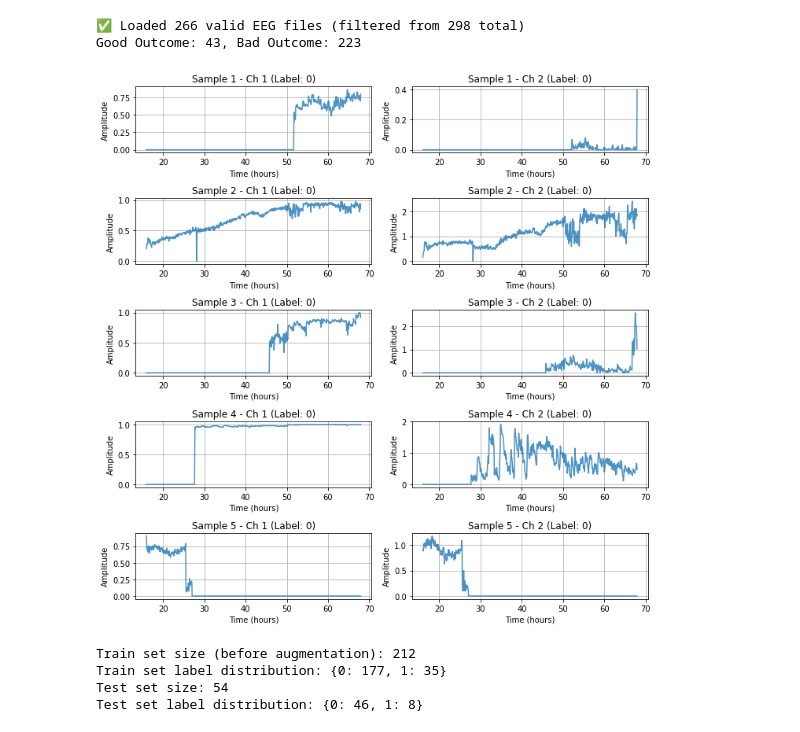
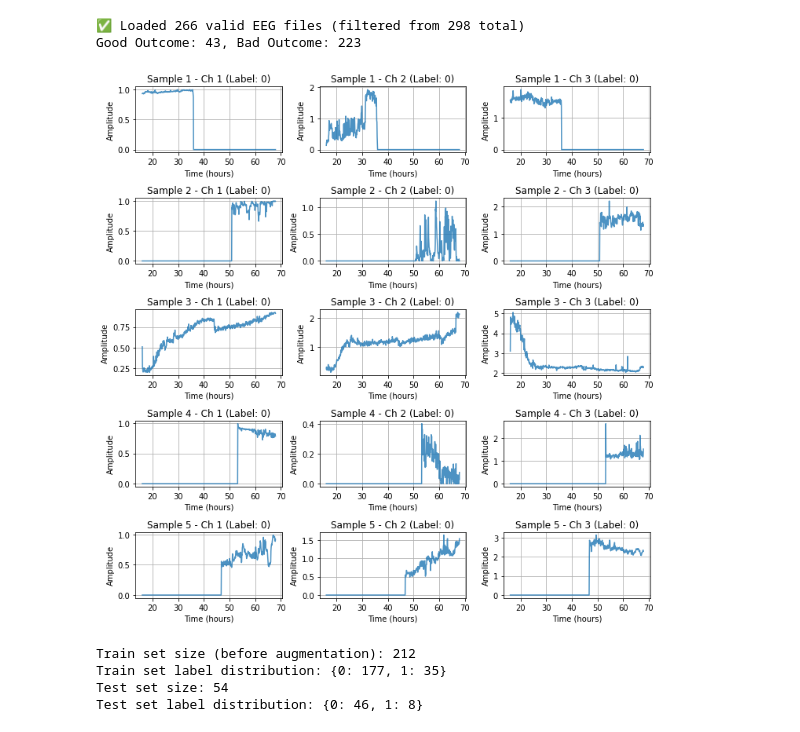
Before and after one commit to Zackary3yin/Spike_data-_VAE, a Jupyter notebook: Modular Training-Multiple Dimension-multiple latent space .ipynb, the cells around one changed output. Drawn from its saved outputs; the diff is of its cells as text; code cells hidden in the pictures.

Commit message:
Update the visualization without padding

```diff
--- a/Modular Training-Multiple Dimension-multiple latent space .ipynb
+++ b/Modular Training-Multiple Dimension-multiple latent space .ipynb
@@ -718,40 +718,40 @@ num_bad_test=1
 #column_names=['BCI', 'BSAR', 'SIQ', 'SIQ_alpha', 'SIQ_beta', 'SIQ_delta', 'SIQ_theta', 'SignalSD','Prob Seizure','spike hz']
 #column_names=['meanskewamp']
 #column_names=['Prob Seizure']
-column_names=['BCI','spike hz']
+column_names=['BCI','spike hz','meanskewamp']
 #column_names=['meanlogentropy']
 
 
 num_eeg_channels=len(column_names)
 
 is_VAEtrain_aug=False
 
 # Define dataset folder paths
 data_folder = '5min_smoothed_data/'  # Replace with the actual data folder path
 valid_outcome_data = 'valid_patients_outcome.csv'
 ssd_file = 'files_art_ssd_fts_predictions.csv'
 
 # Create EEG dataset (labels are not used when training VAE)
 eeg_dataset = EEGDataset(
     data_folder='5min_smoothed_data/',
     outcome_file='valid_patients_outcome.csv',
     ssd_file=ssd_file,
     start_time=start_time,
     target_length=seq_length,
     strategy='padding',
     padding_mode=padding_method,
     use_labels=True,  # Use labels to determine class-based augmentation
     augment=False,  # Enable data augmentation
     num_good=1,
     num_bad=1,
     column_names=column_names
 )
 
 visualize_augmented_samples(eeg_dataset, num_samples=5)  # Random Visualize 5 sapmle
 # %% [output]
 ✅ Loaded 266 valid EEG files (filtered from 298 total)
 Good Outcome: 43, Bad Outcome: 223
-[figure, old version]
+[figure, new version]
 # %%
 seed_value = 3
 torch.manual_seed(seed_value)
```
Also changed, not shown: parts of 12 cells of this notebook, 4 other files.
